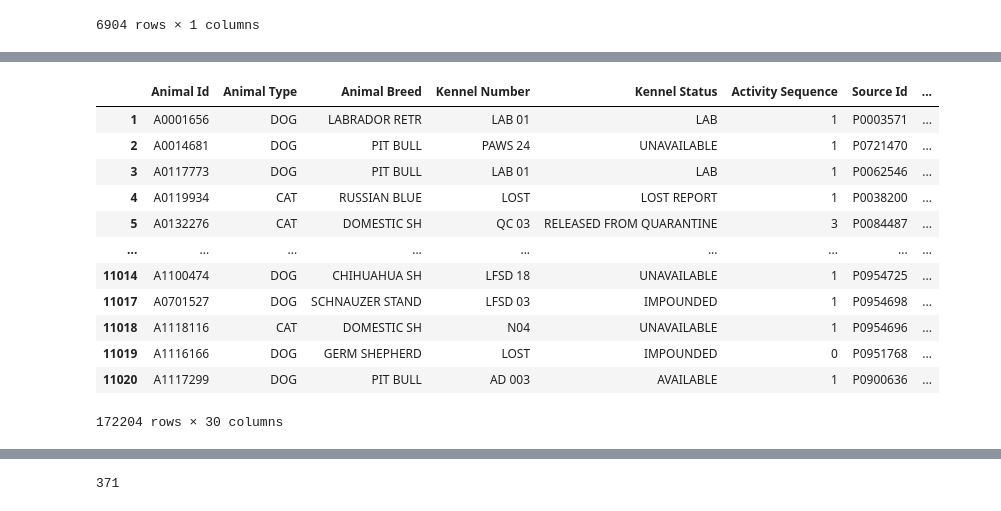
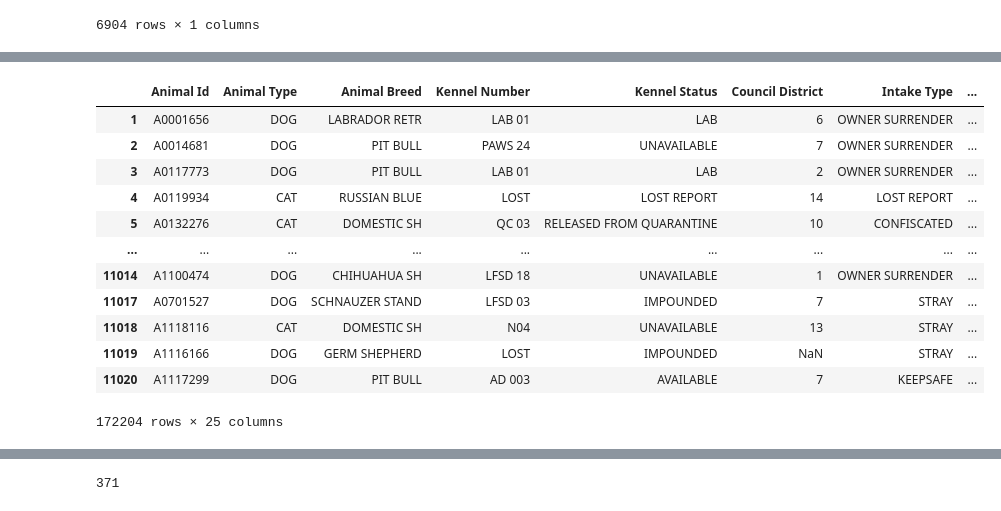
Before and after one commit to jconcha56429/Project1, a Jupyter notebook: Project1.ipynb, the cells around one changed output, grey strips where cells are left out. Cells and saved outputs as stored; diff of their text form; code cells hidden in the pictures.

```diff
--- a/Project1.ipynb
+++ b/Project1.ipynb
@@ -75,18 +75,18 @@ dallas_shelter_clean
 # %%
 dallas_shelter_data_pre = dallas_shelter_clean.dropna(how='all', subset=['Animal Breed'])
-dallas_shelter_data = dallas_shelter_data_pre.drop(columns=['Tag Type', 'Activity Number', 'Service Request Number','Unnamed: 33', 'Unnamed: 16','Unnamed: 20','Unnamed: 22','Unnamed: 27'])
+dallas_shelter_data = dallas_shelter_data_pre.drop(columns=['Source Id', 'Activity Sequence', 'Receipt Number', 'Census Tract', 'Intake Time', 'Outcome Time','Tag Type', 'Activity Number', 'Service Request Number', 'Unnamed: 16','Unnamed: 27'])
 dallas_shelter_data
 # %% [output]
-|  | Animal Id | Animal Type | Animal Breed | Kennel Number | Kennel Status | Activity Sequence | Source Id | ... |
-| 1 | A0001656 | DOG | LABRADOR RETR | LAB 01 | LAB | 1 | P0003571 | ... |
-| 2 | A0014681 | DOG | PIT BULL | PAWS 24 | UNAVAILABLE | 1 | P0721470 | ... |
-| 3 | A0117773 | DOG | PIT BULL | LAB 01 | LAB | 1 | P0062546 | ... |
-| 4 | A0119934 | CAT | RUSSIAN BLUE | LOST | LOST REPORT | 1 | P0038200 | ... |
-| 5 | A0132276 | CAT | DOMESTIC SH | QC 03 | RELEASED FROM QUARANTINE | 3 | P0084487 | ... |
+|  | Animal Id | Animal Type | Animal Breed | Kennel Number | Kennel Status | Council District | Intake Type | ... |
+| 1 | A0001656 | DOG | LABRADOR RETR | LAB 01 | LAB | 6 | OWNER SURRENDER | ... |
+| 2 | A0014681 | DOG | PIT BULL | PAWS 24 | UNAVAILABLE | 7 | OWNER SURRENDER | ... |
+| 3 | A0117773 | DOG | PIT BULL | LAB 01 | LAB | 2 | OWNER SURRENDER | ... |
+| 4 | A0119934 | CAT | RUSSIAN BLUE | LOST | LOST REPORT | 14 | LOST REPORT | ... |
+| 5 | A0132276 | CAT | DOMESTIC SH | QC 03 | RELEASED FROM QUARANTINE | 10 | CONFISCATED | ... |
 | ... | ... | ... | ... | ... | ... | ... | ... | ... |
-| 11014 | A1100474 | DOG | CHIHUAHUA SH | LFSD 18 | UNAVAILABLE | 1 | P0954725 | ... |
-| 11017 | A0701527 | DOG | SCHNAUZER STAND | LFSD 03 | IMPOUNDED | 1 | P0954698 | ... |
-| 11018 | A1118116 | CAT | DOMESTIC SH | N04 | UNAVAILABLE | 1 | P0954696 | ... |
-| 11019 | A1116166 | DOG | GERM SHEPHERD | LOST | IMPOUNDED | 0 | P0951768 | ... |
-| 11020 | A1117299 | DOG | PIT BULL | AD 003 | AVAILABLE | 1 | P0900636 | ... |
+| 11014 | A1100474 | DOG | CHIHUAHUA SH | LFSD 18 | UNAVAILABLE | 1 | OWNER SURRENDER | ... |
+| 11017 | A0701527 | DOG | SCHNAUZER STAND | LFSD 03 | IMPOUNDED | 7 | STRAY | ... |
+| 11018 | A1118116 | CAT | DOMESTIC SH | N04 | UNAVAILABLE | 13 | STRAY | ... |
+| 11019 | A1116166 | DOG | GERM SHEPHERD | LOST | IMPOUNDED | NaN | STRAY | ... |
+| 11020 | A1117299 | DOG | PIT BULL | AD 003 | AVAILABLE | 7 | KEEPSAFE | ... |
-172204 rows × 30 columns
+172204 rows × 25 columns
```
Also changed, not shown: parts of 10 cells of this notebook, 7 other files.
